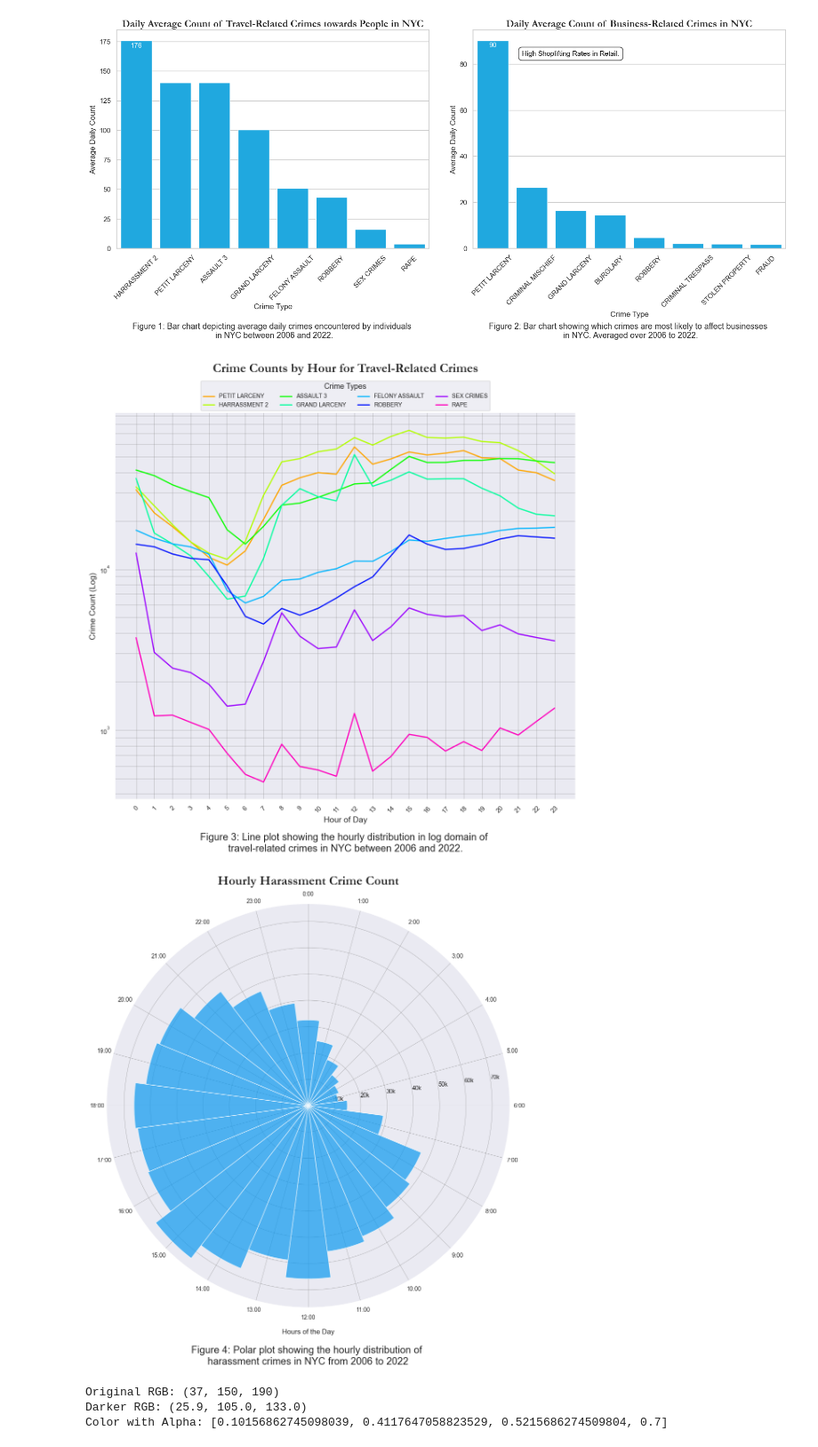
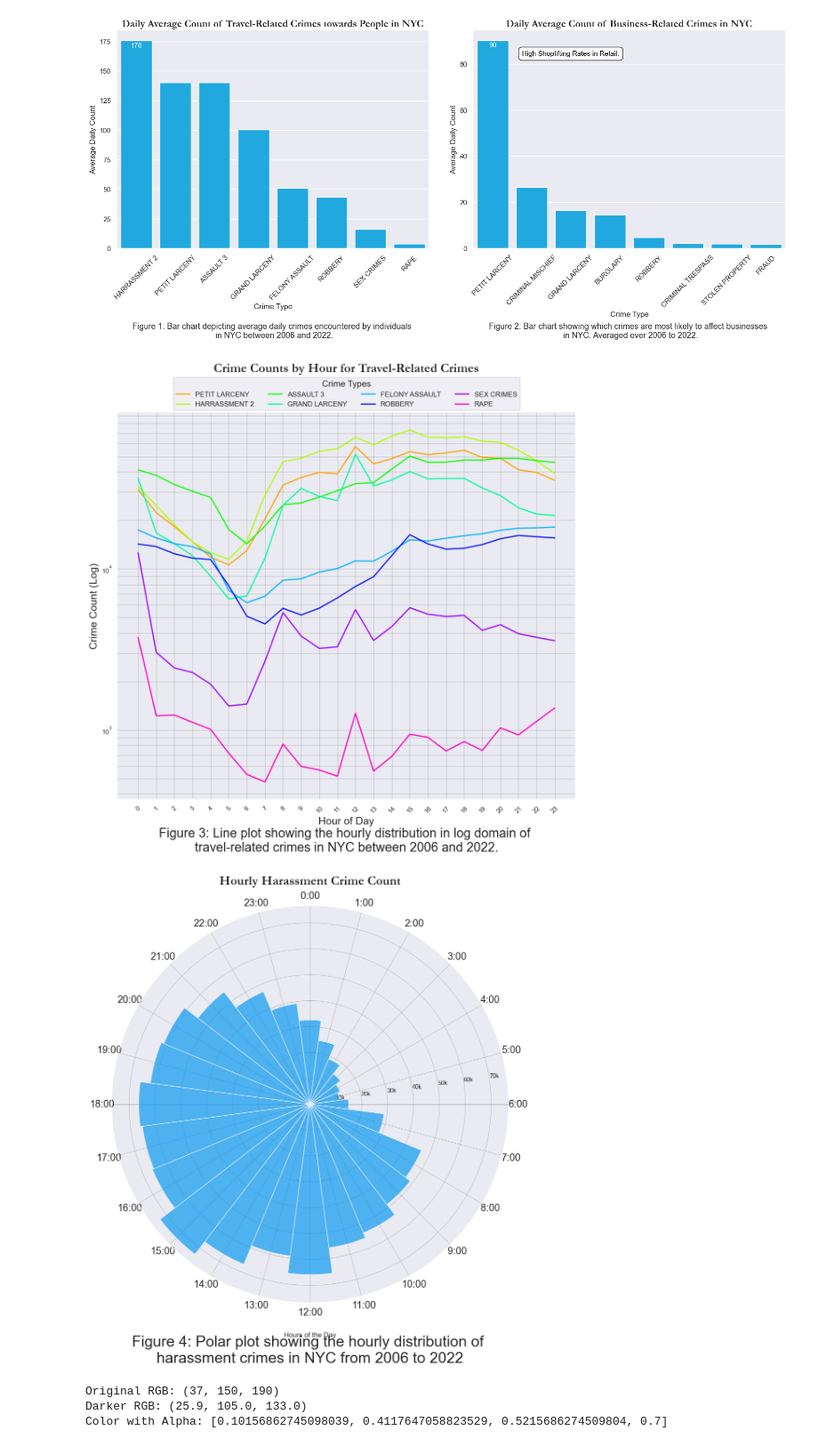
Before and after one commit to johan-bh/Social-Data---Final-Project, a Jupyter notebook: data_analysis_and_preprocessing/temporal_plots.ipynb, the cells around one changed output. Shown at 89% size. Saved outputs shown, nothing was run; the diff lists cells and outputs as text; code cells hidden in the pictures.

```diff
--- a/data_analysis_and_preprocessing/temporal_plots.ipynb
+++ b/data_analysis_and_preprocessing/temporal_plots.ipynb
@@ -17,7 +17,10 @@ cwd = os.getcwd()
 print(cwd)
 parent_dir = os.path.dirname(cwd)
 print(parent_dir)
-fpath = os.path.join(parent_dir, 'NYPD_Complaint_Data_Cleaned.csv')
+# fpath = os.path.join(parent_dir, 'NYPD_Complaint_Data_Cleaned.csv')
+path = 'C:/Users/jbh/Desktop/'
+fpath = path + 'NYPD_Complaint_Data_Cleaned.csv'
+
 df = pd.read_csv(fpath)
 df_cleaned = df.copy()
 # %% [output]
@@ -329,25 +332,27 @@ for i, crime in enumerate(crimes_of_interest):
     sns.lineplot(x=grouped.index, y=grouped[crime], label=crime, color=palette[i], linewidth=2)
 
 plt.title('Crime Counts by Hour for Travel-Related Crimes', fontsize=22, pad=70, fontdict={'fontname': 'Garamond', 'weight': 'bold'})
-plt.xlabel('Hour of Day', fontsize=14)
-plt.ylabel('Crime Count (Log)', fontsize=14)
+plt.xlabel('Hour of Day', fontsize=18)
+plt.ylabel('Crime Count (Log)', fontsize=18)
 plt.yscale('log')  # Log scale for better visualization of lower counts
 plt.xticks(range(0, 24), rotation=45)  # Show every hour on the x-axis for better readability
 # Customizing grid for better visibility
 plt.grid(True, which="both", linestyle='-', color='gray', linewidth=0.5, alpha=0.7)
 # Adjust the legend to not overlap the plot
-plt.legend(title='Crime Types', title_fontsize='13', fontsize='10', loc='upper center', bbox_to_anchor=(0.5, 1.09), ncol=4)
+plt.legend(title='Crime Types', title_fontsize='15', fontsize='12', loc='upper center', bbox_to_anchor=(0.5, 1.1), ncol=4)
+# adjust vspace between the legend and the plot
+plt.subplots_adjust(bottom=0.2, top=0.7)
 # add caption saying 'Figure 3: Line plot showing the hourly distribution of travel-related crimes in NYC.'
 plt.tight_layout(rect=[0, 0.05, 1, 0.95])  # Adjust the layout to fit the legend outside
 
 plt.text(0.5, -0.14, 'Figure 3: Line plot showing the hourly distribution in log domain of \ntravel-related crimes in NYC between 2006 and 2022.',
-         horizontalalignment='center', fontsize=17, transform=plt.gca().transAxes, wrap=True, verticalalignment='bottom')
+         horizontalalignment='center', fontsize=22, transform=plt.gca().transAxes, wrap=True, verticalalignment='bottom')
 plt.tight_layout()
 savefile_path = os.path.join(parent_dir, 'figures', 'hourly_crime_counts.png')
 plt.savefig(savefile_path, bbox_inches='tight')
 plt.show()
 # %% [output]
-[figure, old version]
+[figure, new version]
 # %%
 # Filter data for 'HARRASSMENT 2' crimes
 harassment_data = df[df['Offense_Description'] == 'HARRASSMENT 2']
@@ -373,38 +378,38 @@ radii = hour_counts.values
 # choose rbg color rgb(37, 150, 190)
 samecolor = sns.color_palette('hsv',8)[4]
 alphacolor = (12/255, 153/255, 240/255)
 sns.set_style("darkgrid")
 
 fig, ax = plt.subplots(subplot_kw={'projection': 'polar'}, figsize=(12,12))
 bars = ax.bar(theta, radii, width=width, color=alphacolor, alpha=0.7)
 
 ax.set_theta_zero_location('N')
 ax.set_theta_direction(-1)
 ax.set_rlabel_position(82)
 
 ax.set_title('Hourly Harassment Crime Count', va='bottom', fontdict={'fontname': 'Garamond', 'weight': 'bold'}, size=22)
 
 # Add axis labels with hour names
-ax.set_thetagrids(np.degrees(theta), labels=[f'{i}:00' for i in range(24)], fontsize=10)
-ax.set_xlabel('Hours of the Day', labelpad=15)
+ax.set_thetagrids(np.degrees(theta), labels=[f'{i}:00' for i in range(24)], fontsize=17)
+ax.set_xlabel('Hours of the Day', labelpad=17)
 
 # change y ticks such taht 10000 is displayed as 10k
 import matplotlib.ticker as ticker
 ax.yaxis.set_major_formatter(ticker.FuncFormatter(lambda x, pos: '{:.0f}k'.format(x/1000)))
 # set y tick ticks to size 10
 ax.yaxis.set_tick_params(labelsize=10)
 
 # show grid
 ax.grid(True, which="both", linestyle='-', color='gray', linewidth=0.5, alpha=0.7)
 # add caption saying 'Figure 4: Polar plot showing the hourly distribution of harassment crimes in NYC.'
-plt.text(0.5, -0.14, 'Figure 4: Polar plot showing the hourly distribution of \nharassment crimes in NYC from 2006 to 2022',
-         horizontalalignment='center', fontsize=17, transform=ax.transAxes)
+plt.text(0.5, -0.15, 'Figure 4: Polar plot showing the hourly distribution of \nharassment crimes in NYC from 2006 to 2022',
+         horizontalalignment='center', fontsize=26, transform=ax.transAxes)
 plt.tight_layout(rect=[0, 0, 1, 1])  # Adjust the layout to fit the legend outside
 savefile_path = os.path.join(parent_dir, 'figures', 'hourly_polar_plot.png')
 plt.savefig(savefile_path, bbox_inches='tight')
 plt.show()
 # %% [output]
-[figure, old version]
+[figure, new version]
 # %%
 def darken_color(r, g, b, factor=0.7):
     """Darkens the color by multiplying the RGB values by the factor."""
```
Also changed, not shown: parts of 2 cells of this notebook, 8 other files.
